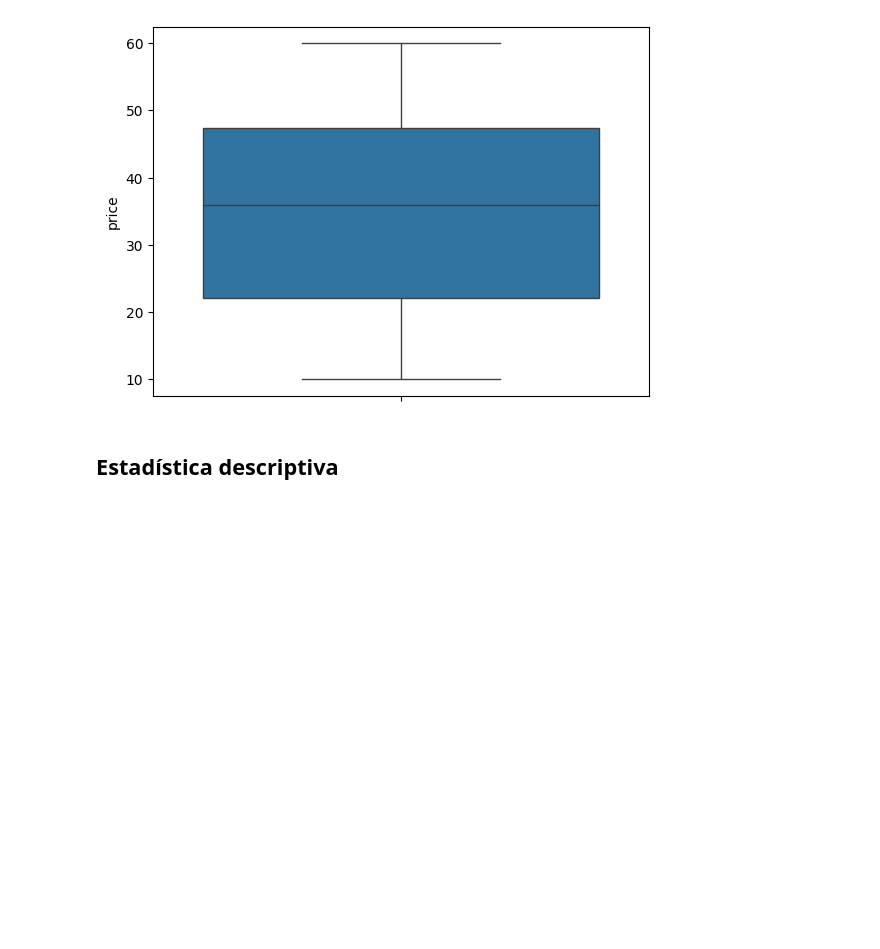
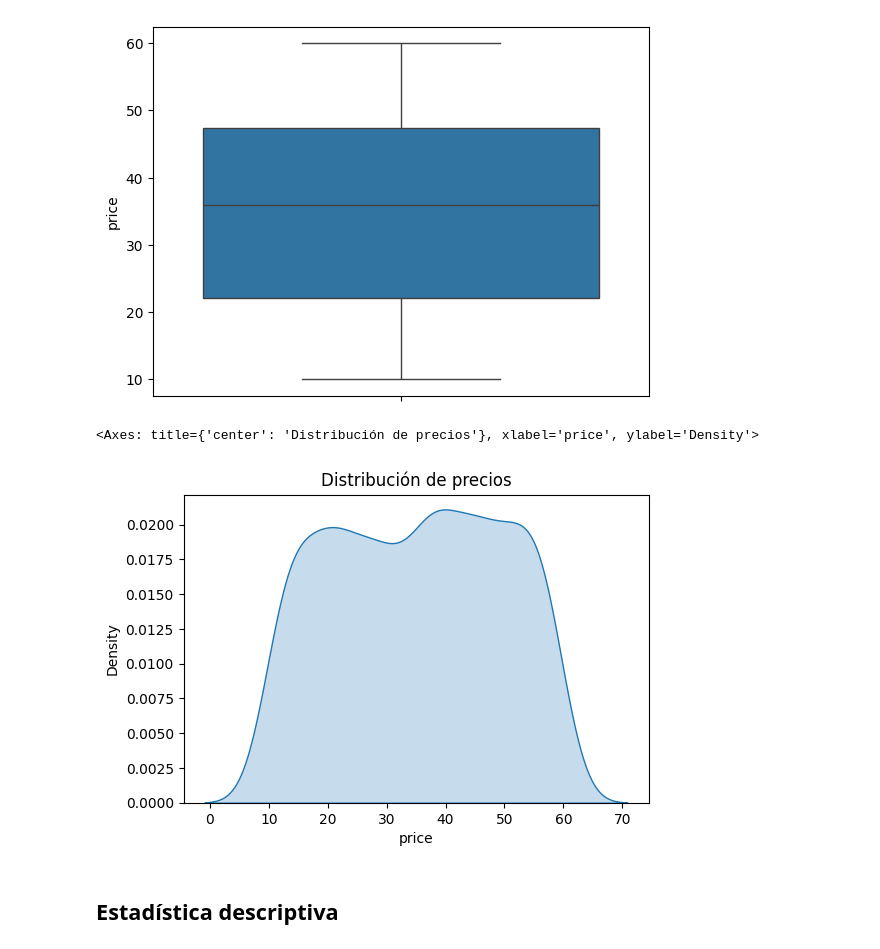
Before and after one commit to NotCaludio/BooksToScrape, a Jupyter notebook: Books_EDA.ipynb, the cells around one changed output. Saved outputs shown, nothing was run; the diff lists cells and outputs as text; code cells hidden in the pictures; blank space fills up the shorter version.

```diff
--- a/Books_EDA.ipynb
+++ b/Books_EDA.ipynb
@@ -167,6 +167,13 @@ sns.boxplot(df,y="price")
 # %% [output]
 <Axes: ylabel='price'>
 [figure]
+# %%
+plt.figure(figsize=(6,4))
+plt.title("Distribución de precios")
+sns.kdeplot(df,x="price", fill = True)
+# %% [output]
+<Axes: title={'center': 'Distribución de precios'}, xlabel='price', ylabel='Density'>
+[figure, added]
 # %% [markdown]
 ## Estadística descriptiva
 # %%
```
Also changed, not shown: 1 other file.
